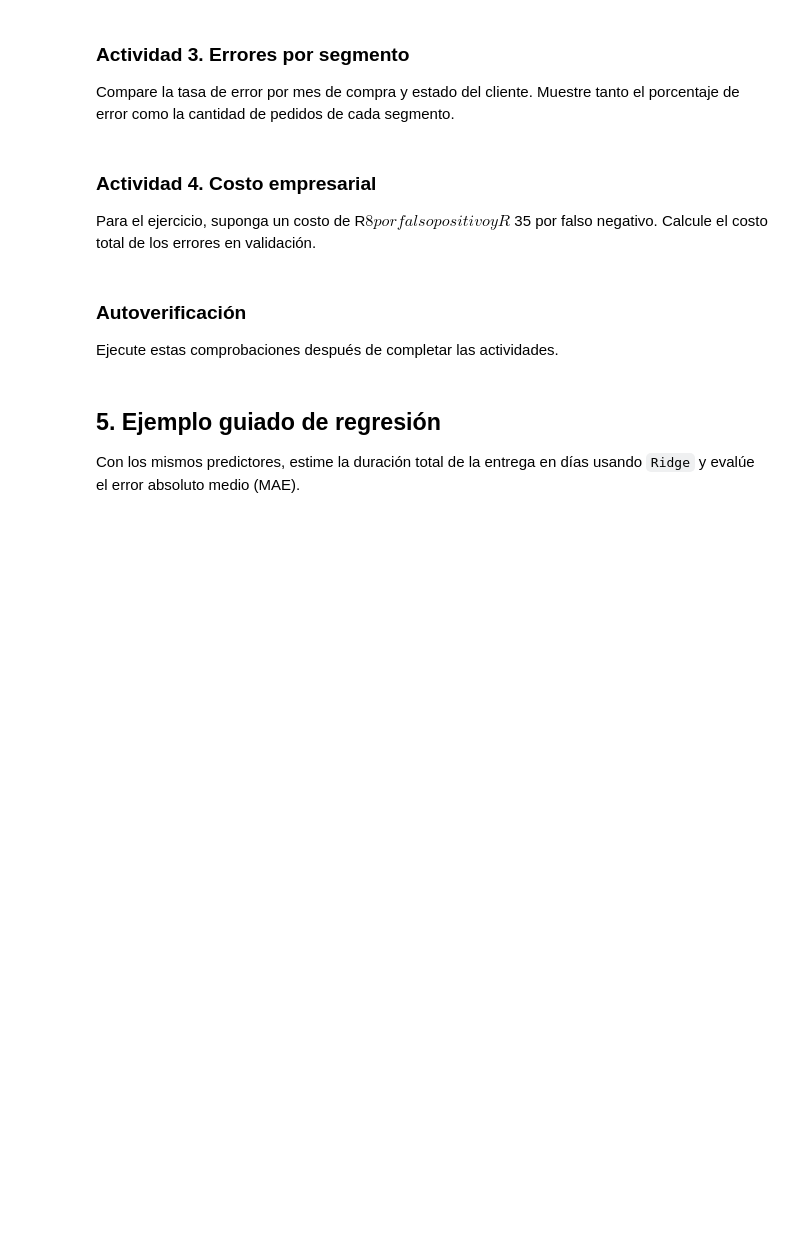
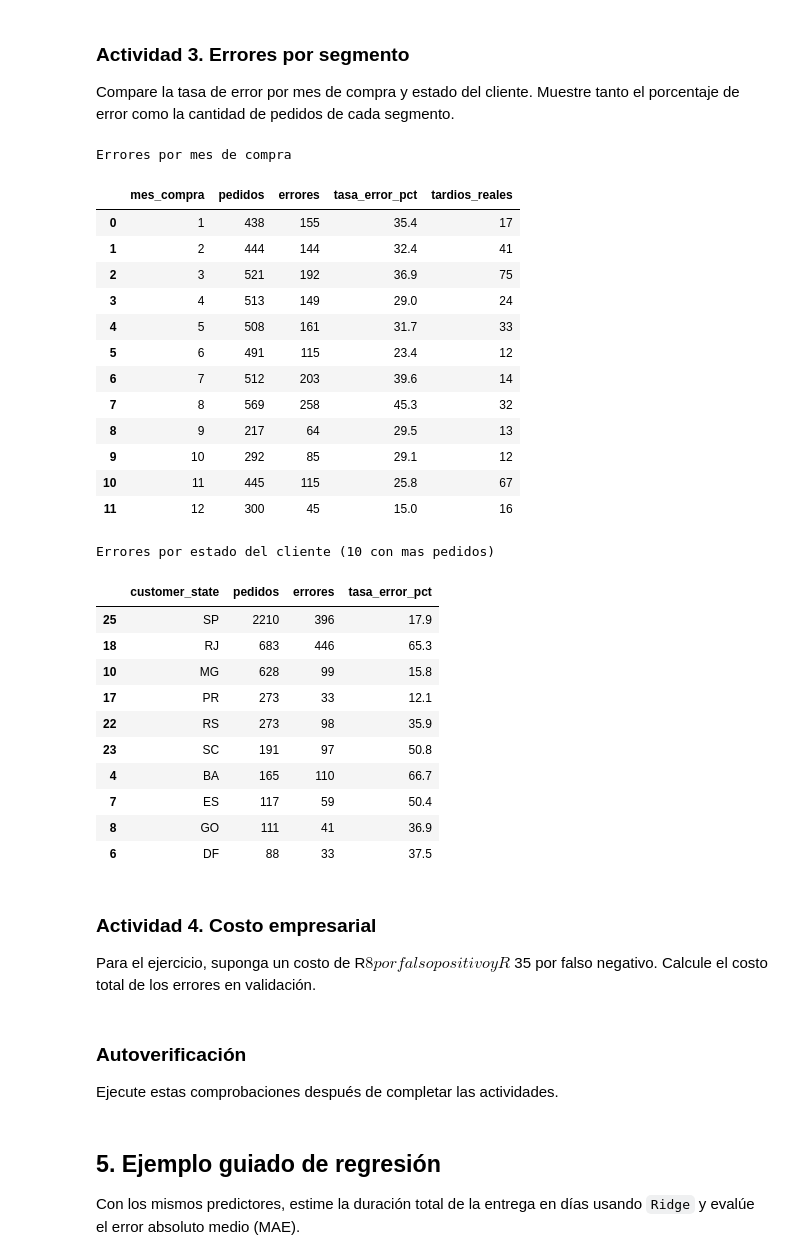
Before and after one commit to ygonzalesm-jpg/Data_S12_ML_Challenge, a Jupyter notebook: notebooks/S12_ML_Challenge.ipynb, the cells around one changed output. Saved outputs shown, nothing was run; the diff lists cells and outputs as text; code cells hidden in the pictures; blank space fills up the shorter version.

```diff
--- a/notebooks/S12_ML_Challenge.ipynb
+++ b/notebooks/S12_ML_Challenge.ipynb
@@ -239,10 +261,14 @@ Complete el entrenamiento de la regresión logística usando `preprocesamiento`.
 En el estimador utilice `class_weight=peso_clases` y `max_iter=1000` como límite de iteraciones. Si aparece una advertencia de convergencia, revise el entrenamiento.
 # %%
 # TODO 1. Entrene el modelo y genere predicciones.
-peso_clases = None  # Opción: 'balanced'
+peso_clases = 'balanced'  # Opción: 'balanced'
 
-modelo = None
-pred = None
+modelo = make_pipeline(
+    preprocesamiento,
+    LogisticRegression(class_weight=peso_clases, max_iter=1000)
+)
+modelo.fit(X_train, y_train)
+pred = modelo.predict(X_valid)
 # %% [markdown]
 ## 4. Evaluación
 
@@ -267,10 +312,57 @@ Compare la tasa de error por mes de compra y estado del cliente. Muestre tanto e
 # %%
 assert pred is not None, 'Complete primero la Actividad 1 (variable pred).'
 analisis = valid.copy()
 analisis['pred'] = pred
 analisis['error'] = (analisis['is_late'] != analisis['pred']).astype(int)
 
 # TODO 3. Agrupe por mes_compra y customer_state.
+from IPython.display import display
+
+por_mes = analisis.groupby('mes_compra').agg(
+    pedidos=('error', 'size'),
+    errores=('error', 'sum'),
+    tasa_error_pct=('error', lambda s: round(100 * s.mean(), 1)),
+    tardios_reales=('is_late', 'sum'),
+).reset_index()
+
+por_estado = analisis.groupby('customer_state').agg(
+    pedidos=('error', 'size'),
+    errores=('error', 'sum'),
+    tasa_error_pct=('error', lambda s: round(100 * s.mean(), 1)),
+).reset_index().sort_values('pedidos', ascending=False)
+
+print('Errores por mes de compra')
+display(por_mes)
+
+print('Errores por estado del cliente (10 con mas pedidos)')
+display(por_estado.head(10))
+# %% [output]
+Errores por mes de compra
+|  | mes_compra | pedidos | errores | tasa_error_pct | tardios_reales |
+| 0 | 1 | 438 | 155 | 35.4 | 17 |
+| 1 | 2 | 444 | 144 | 32.4 | 41 |
+| 2 | 3 | 521 | 192 | 36.9 | 75 |
+| 3 | 4 | 513 | 149 | 29.0 | 24 |
+| 4 | 5 | 508 | 161 | 31.7 | 33 |
+| 5 | 6 | 491 | 115 | 23.4 | 12 |
+| 6 | 7 | 512 | 203 | 39.6 | 14 |
+| 7 | 8 | 569 | 258 | 45.3 | 32 |
+| 8 | 9 | 217 | 64 | 29.5 | 13 |
+| 9 | 10 | 292 | 85 | 29.1 | 12 |
+| 10 | 11 | 445 | 115 | 25.8 | 67 |
+| 11 | 12 | 300 | 45 | 15.0 | 16 |
+Errores por estado del cliente (10 con mas pedidos)
+|  | customer_state | pedidos | errores | tasa_error_pct |
+| 25 | SP | 2210 | 396 | 17.9 |
+| 18 | RJ | 683 | 446 | 65.3 |
+| 10 | MG | 628 | 99 | 15.8 |
+| 17 | PR | 273 | 33 | 12.1 |
+| 22 | RS | 273 | 98 | 35.9 |
+| 23 | SC | 191 | 97 | 50.8 |
+| 4 | BA | 165 | 110 | 66.7 |
+| 7 | ES | 117 | 59 | 50.4 |
+| 8 | GO | 111 | 41 | 36.9 |
+| 6 | DF | 88 | 33 | 37.5 |
 # %% [markdown]
 ### Actividad 4. Costo empresarial
 
```
Also changed, not shown: parts of 7 cells of this notebook.
